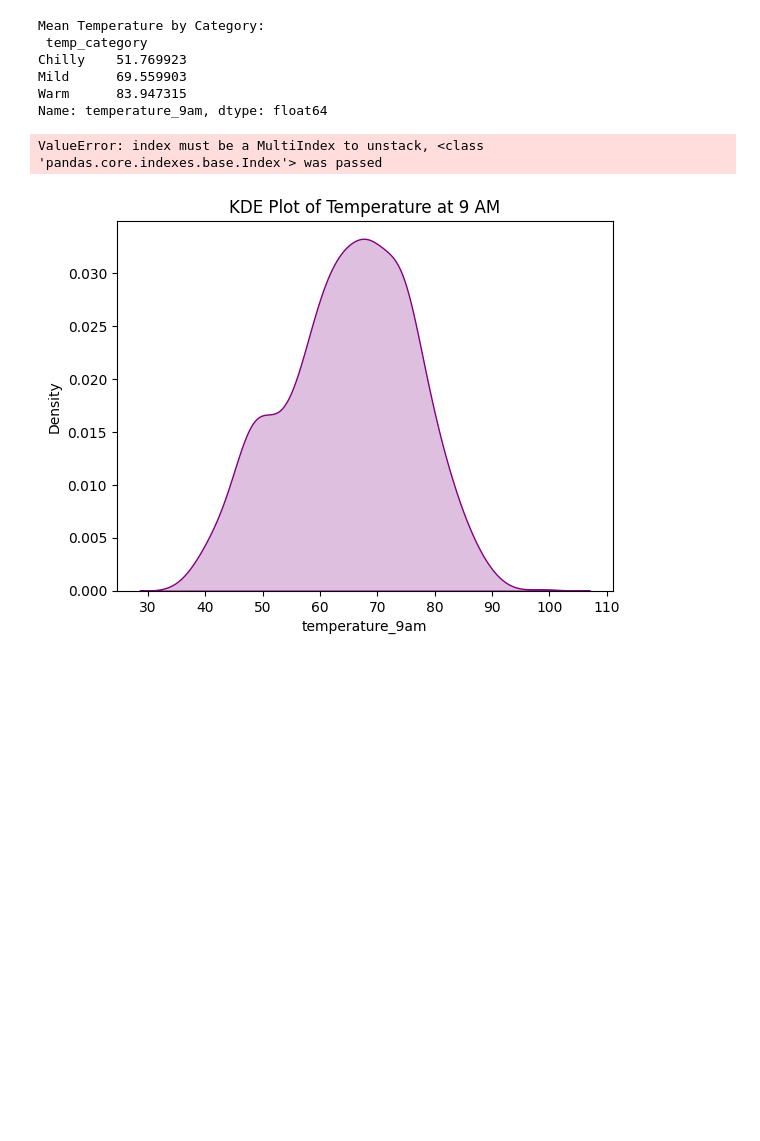
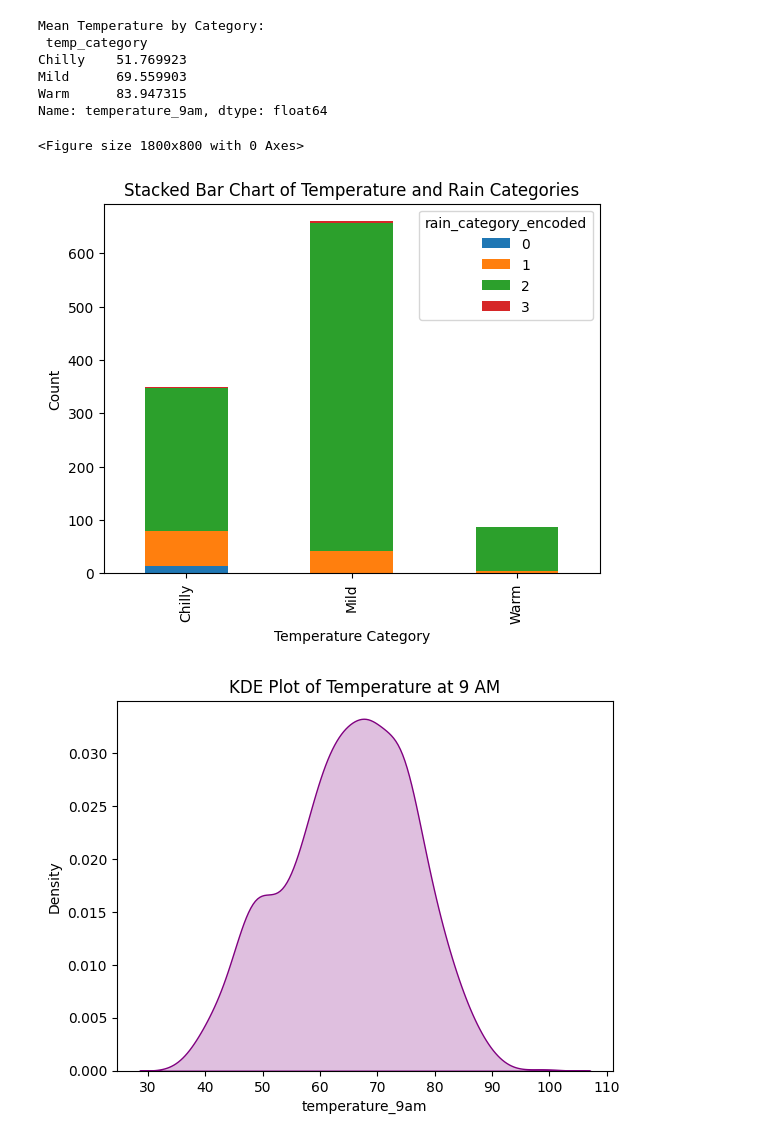
Before and after one commit to sadiyabhokare/AIS_Sadiya, a Jupyter notebook: Project/Daily_weather.ipynb, the cells around one changed output. Cells and saved outputs as stored; diff of their text form; code cells hidden in the pictures; blank space fills up the shorter version.

```diff
--- a/Project/Daily_weather.ipynb
+++ b/Project/Daily_weather.ipynb
@@ -428,11 +428,28 @@ Name: temperature_9am, dtype: float64
 # %%
 # 19. Create a stacked bar chart comparing two categorical variables.
 # No second categorical variable exists in the dataset provided.
-df1.groupby(['temp_category']).size().unstack().plot(kind='bar', stacked=True)
-plt.title('Stacked Bar Chart of Temperature Categories')
+# Step 1: Create categories
+df1["rain_category"] = pd.cut(
+    df1["rain_accumulation_9am"],
+    bins=[-1, 0, 5, 100],
+    labels=["No Rain", "Light Rain", "Heavy Rain"]
+)
+
+# Step 2: Label encode
+from sklearn.preprocessing import LabelEncoder
+le = LabelEncoder()
+df1["rain_category_encoded"] = le.fit_transform(df1["rain_category"])
+
+
+plt.figure(figsize=(18,8))
+df1.groupby('temp_category')['rain_category_encoded'].value_counts().unstack().plot(kind='bar', stacked=True)
+plt.title('Stacked Bar Chart of Temperature and Rain Categories')
+plt.xlabel('Temperature Category')
+plt.ylabel('Count')
 plt.show()
 # %% [output]
-ValueError: index must be a MultiIndex to unstack, <class 'pandas.core.indexes.base.Index'> was passed
+<Figure size 1800x800 with 0 Axes>
+[figure, added]
 # %%
 # 20. Show the distribution of a numerical column using sns.kdeplot().
 sns.kdeplot(df['temperature_9am'], color='purple', fill=True)
```
